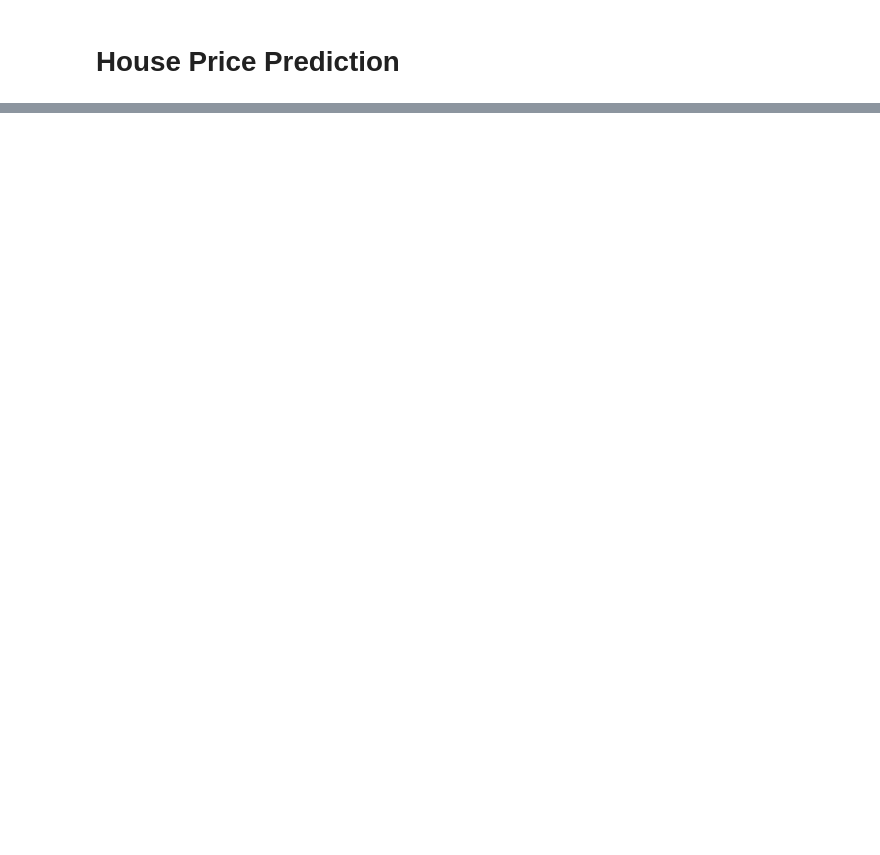
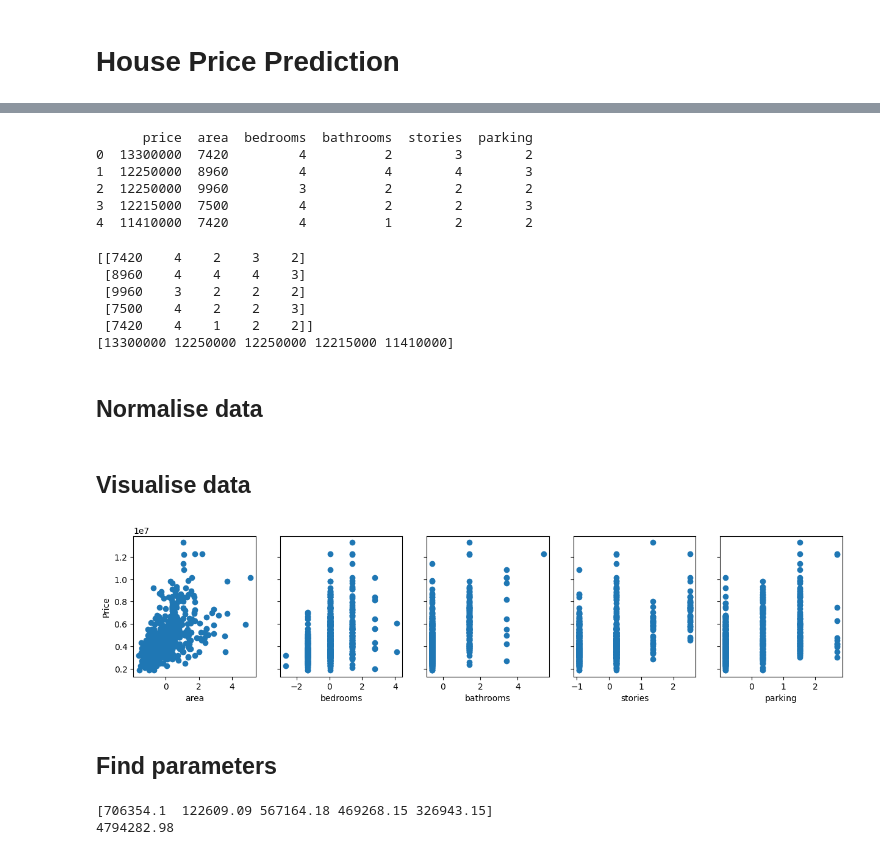
Before and after one commit to ImSatyamK/house-price-prediction, a Jupyter notebook: house_price_prediction.ipynb, the cells around one changed output, grey strips where cells are left out. Saved outputs shown, nothing was run; the diff lists cells and outputs as text; code cells hidden in the pictures; blank space fills up the shorter version.

```diff
--- a/house_price_prediction.ipynb
+++ b/house_price_prediction.ipynb
@@ -7,4 +11,5 @@ import matplotlib.pyplot as plt
 # %%
 data = pd.read_csv('Housing.csv')
-print(data)
+df = pd.DataFrame(data)
+print(df.head())
 # %% [output]
@@ -59,0 +29,57 @@ plt.show()
+# %%
+df = df.drop(columns=['mainroad',
+                      'guestroom',
+                      'basement',
+                      'hotwaterheating',
+                      'airconditioning',
+                      'prefarea',
+                      'furnishingstatus'])
+print(df.head())
+# %% [output]
+      price  area  bedrooms  bathrooms  stories  parking
+0  13300000  7420         4          2        3        2
+1  12250000  8960         4          4        4        3
+2  12250000  9960         3          2        2        2
+3  12215000  7500         4          2        2        3
+4  11410000  7420         4          1        2        2
+# %%
+x = df[['area', 'bedrooms', 'bathrooms', 'stories', 'parking']].to_numpy()
+x_train, x_test = x[:-5], x[-5:]
+
+y = df[['price']].to_numpy()
+y_train, y_test = y[:-5].ravel(), y[-5:].ravel()
+
+print(x_train[:5])
+print(y_train[:5])
+# %% [output]
+[[7420    4    2    3    2]
+ [8960    4    4    4    3]
+ [9960    3    2    2    2]
+ [7500    4    2    2    3]
+ [7420    4    1    2    2]]
+[13300000 12250000 12250000 12215000 11410000]
+# %% [markdown]
+## Normalise data
+# %%
+# Z- score normalization
+def z_norm(x_train):
+    mu = np.mean(x_train, axis=0)
+    sigma = np.std(x_train, axis=0)
+    x_train = (x_train - mu) / sigma
+
+    return x_train, mu, sigma
+# %% [markdown]
+## Visualise data
+# %%
+x_train, mu, sigma = z_norm(x_train)
+cols = df.columns[1:]
+fig, ax = plt.subplots(1, len(cols), figsize = (len(cols) * 3, 3), sharey=True)
+for i in range(len(cols)):
+    ax[i].scatter(x_train[:, i], y_train)
+    ax[i].set_xlabel(cols[i])
+ax[0].set_ylabel("Price")
+plt.show()
+# %% [output]
+[figure, added]
+# %% [markdown]
+## Find parameters
@@ -60 +114,13 @@ plt.show()
+# %%
+w_init = np.zeros(x_train.shape[1])
+w, b = final_parameters(x_train, y_train, w_init, 0.1, 0.0001, 100000)
+
+for i in range(len(w)):
+    w[i] = round(w[i], 2)
+b = round(b, 2)
+print(w)
+print(b)
+# %% [output]
+[706354.1  122609.09 567164.18 469268.15 326943.15]
+4794282.98
 # %%
```
Also changed, not shown: parts of 17 cells of this notebook.
